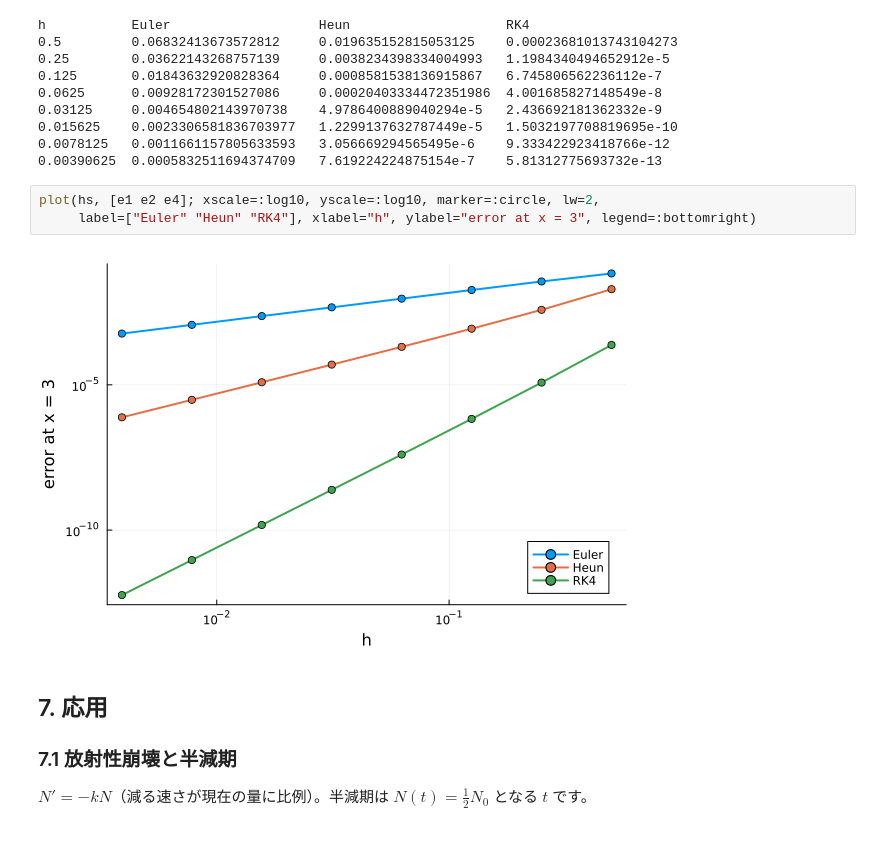
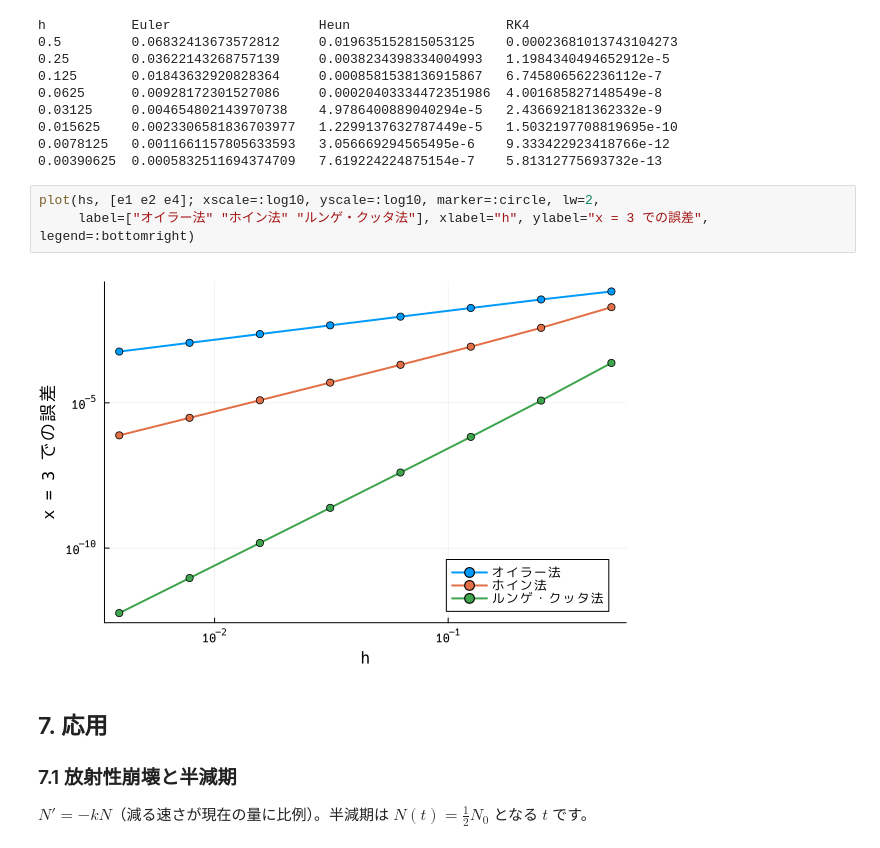
Before and after one commit to shimizudan/20261011wolfram, a Jupyter notebook: julia_wolfram_ode.ipynb, the cells around one changed output. Cells and saved outputs as stored; diff of their text form.

```diff
--- a/julia_wolfram_ode.ipynb
+++ b/julia_wolfram_ode.ipynb
@@ -247,9 +249,9 @@ h           Euler                   Heun                    RK4
 0.00390625  0.0005832511694374709   7.619224224875154e-7    5.81312775693732e-13
 # %%
 plot(hs, [e1 e2 e4]; xscale=:log10, yscale=:log10, marker=:circle, lw=2,
-     label=["Euler" "Heun" "RK4"], xlabel="h", ylabel="error at x = 3", legend=:bottomright)
+     label=["オイラー法" "ホイン法" "ルンゲ・クッタ法"], xlabel="h", ylabel="x = 3 での誤差", legend=:bottomright)
 # %% [output]
-[figure, old version]
+[figure, new version]
 # %% [markdown]
 ## 7. 応用
 
```
Also changed, not shown: parts of 13 cells of this notebook, 11 other files.
